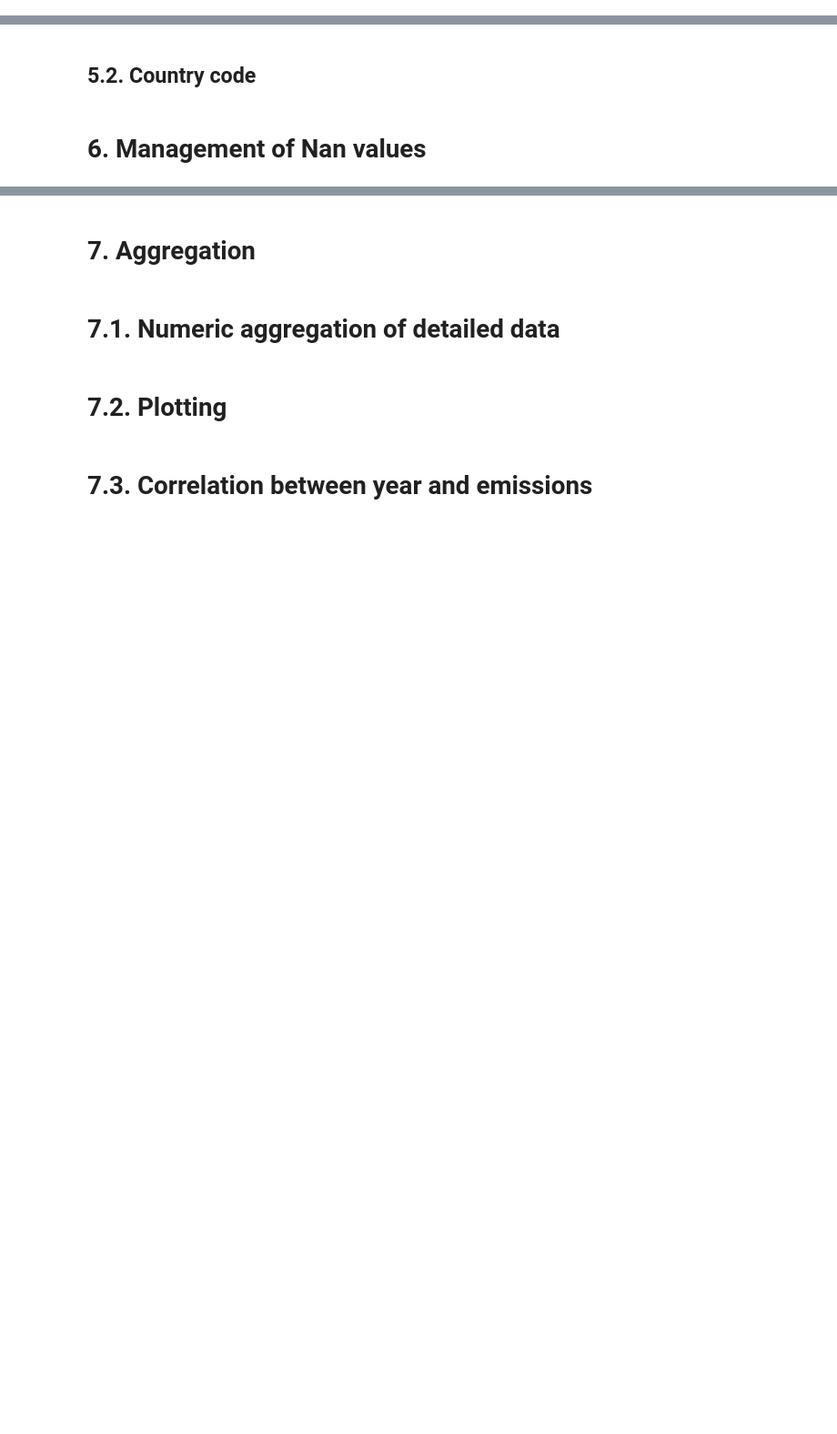
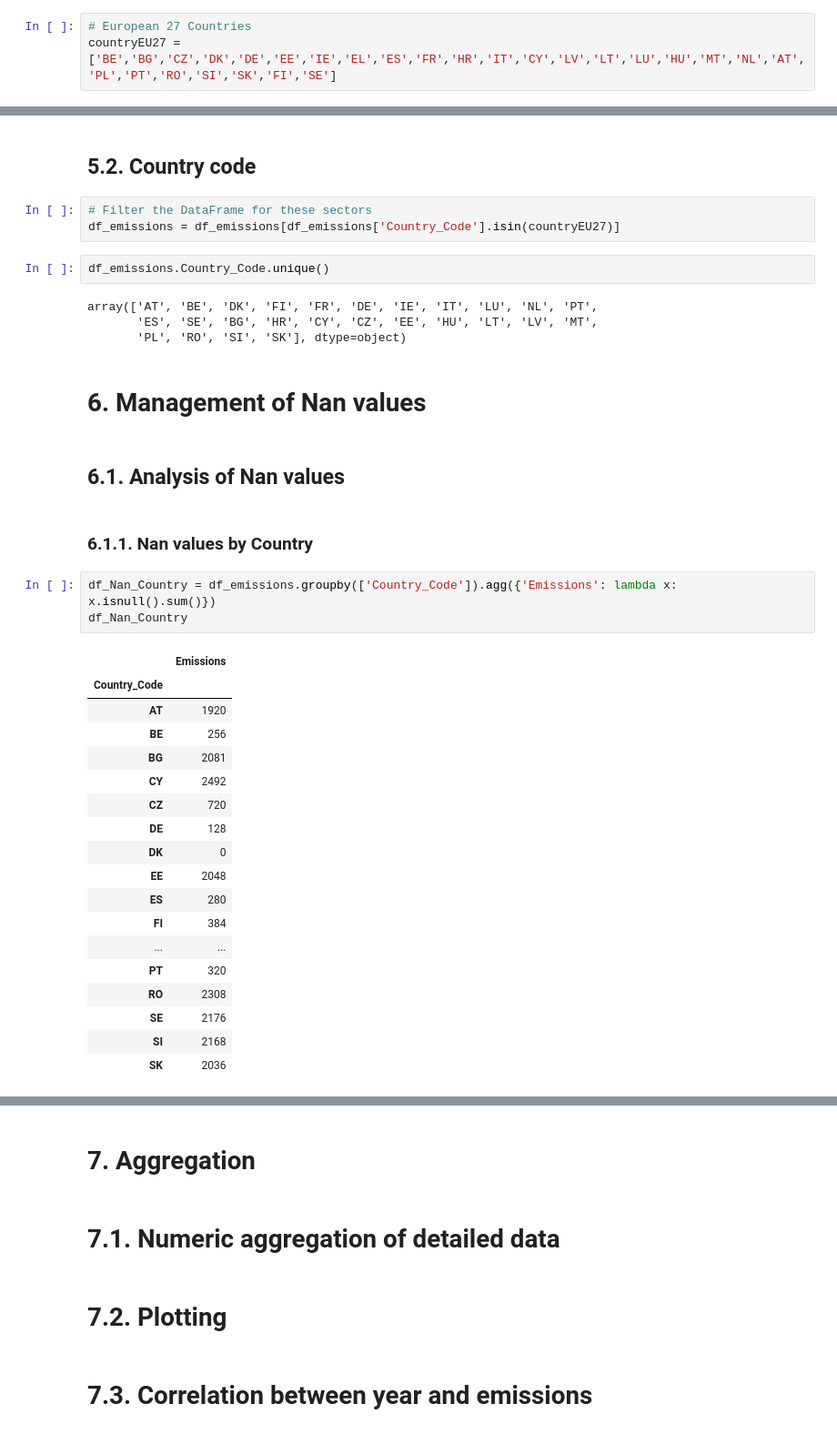
Before and after one commit to simboli/Computer-programming-and-data-management-Assignment, a Jupyter notebook: 001.National emissions LRTAP 2023.ipynb, the cells around one changed output, grey strips where cells are left out. Shown at 91% size. Saved outputs shown, nothing was run; the diff lists cells and outputs as text; blank space fills up the shorter version.

```diff
--- a/001.National emissions LRTAP 2023.ipynb
+++ b/001.National emissions LRTAP 2023.ipynb
@@ -15,3 +20,6 @@ ds_LRTAPemissions='01.Data/eea_t_lrtap-convention_p_1990-2021_v01_r00/CLRTAP_NVF
+# %%
+# European 27 Countries
+countryEU27 = ['BE','BG','CZ','DK','DE','EE','IE','EL','ES','FR','HR','IT','CY','LV','LT','LU','HU','MT','NL','AT','PL','PT','RO','SI','SK','FI','SE']
 # %% [markdown]
 # 3.Load data
 # %%
@@ -223,4 +290,39 @@ Name: Emissions, dtype: object
 # %% [markdown]
 ## 5.2. Country code
+# %%
+# Filter the DataFrame for these sectors
+df_emissions = df_emissions[df_emissions['Country_Code'].isin(countryEU27)]
+# %%
+df_emissions.Country_Code.unique()
+# %% [output]
+array(['AT', 'BE', 'DK', 'FI', 'FR', 'DE', 'IE', 'IT', 'LU', 'NL', 'PT',
+       'ES', 'SE', 'BG', 'HR', 'CY', 'CZ', 'EE', 'HU', 'LT', 'LV', 'MT',
+       'PL', 'RO', 'SI', 'SK'], dtype=object)
 # %% [markdown]
 # 6. Management of Nan values
+# %% [markdown]
+## 6.1. Analysis of Nan values
+# %% [markdown]
+### 6.1.1. Nan values by Country
+# %%
+df_Nan_Country = df_emissions.groupby(['Country_Code']).agg({'Emissions': lambda x: x.isnull().sum()})
+df_Nan_Country
+# %% [output]
+|  | Emissions |
+| Country_Code |  |
+| AT | 1920 |
+| BE | 256 |
+| BG | 2081 |
+| CY | 2492 |
+| CZ | 720 |
+| DE | 128 |
+| DK | 0 |
+| EE | 2048 |
+| ES | 280 |
+| FI | 384 |
+| ... | ... |
+| PT | 320 |
+| RO | 2308 |
+| SE | 2176 |
+| SI | 2168 |
+| SK | 2036 |
```
Also changed, not shown: parts of 25 cells of this notebook.
